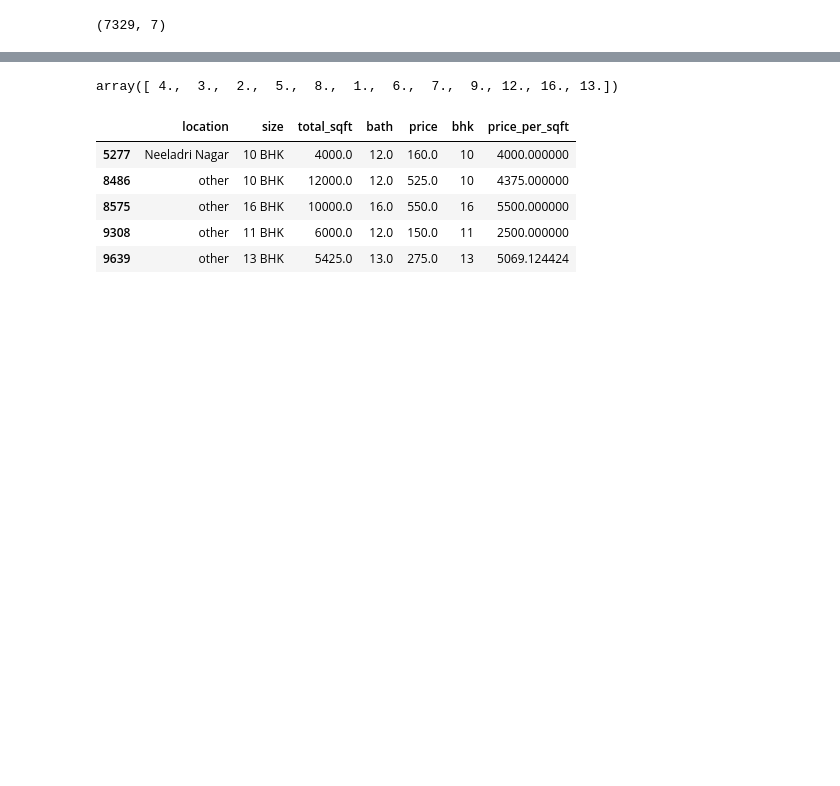
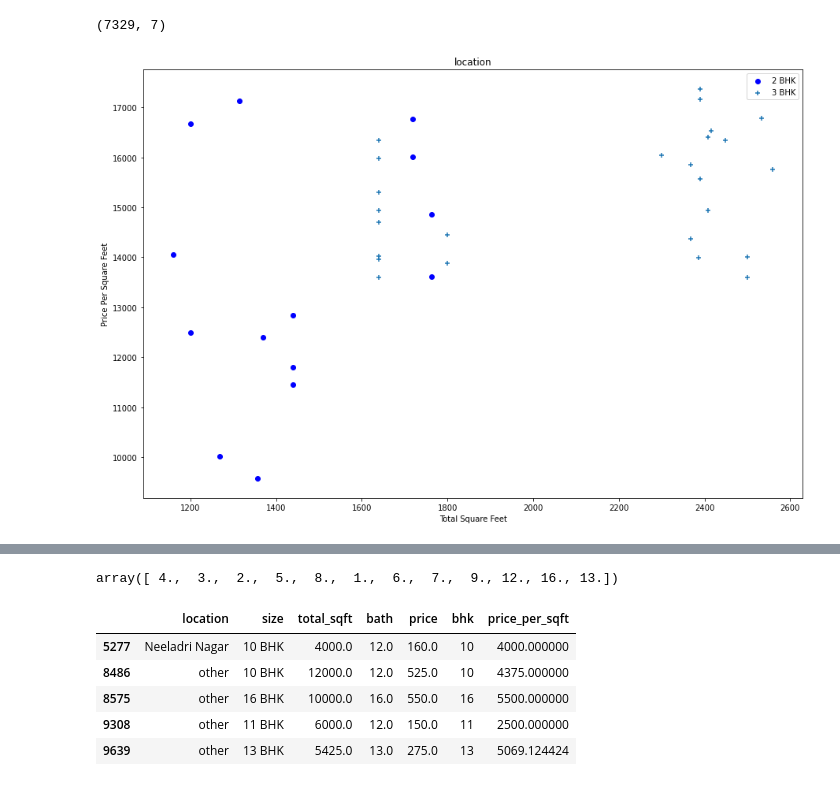
Before and after one commit to HaleyKwok/Python_Libraries_for_Data_Analytics, a Jupyter notebook: Bengaluru_House_Price_Project/Project.ipynb, the cells around one changed output, grey strips where cells are left out. Drawn from its saved outputs; the diff is of its cells as text; code cells hidden in the pictures; blank space fills up the shorter version.

```diff
--- a/Bengaluru_House_Price_Project/Project.ipynb
+++ b/Bengaluru_House_Price_Project/Project.ipynb
@@ -379,3 +410,8 @@ df8 = remove_bhk_outliners(df7)
 df8.shape
 # %% [output]
 (7329, 7)
+# %%
+# After removing the outliers
+plot_scatter_chart(df8, 'Rajaji Nagar')
+# %% [output]
+[figure, added]
```
Also changed, not shown: parts of 35 cells of this notebook, 2 other files.
